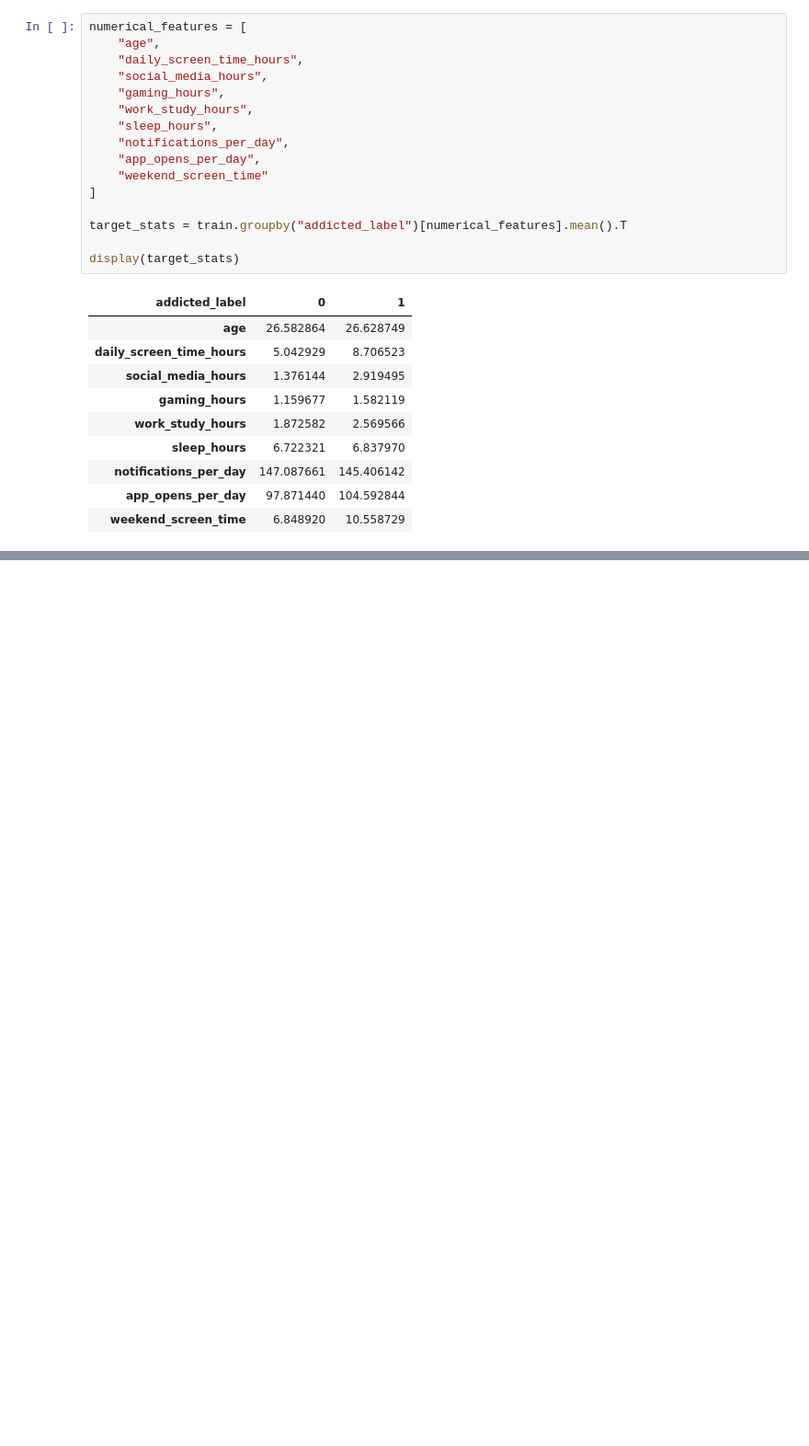
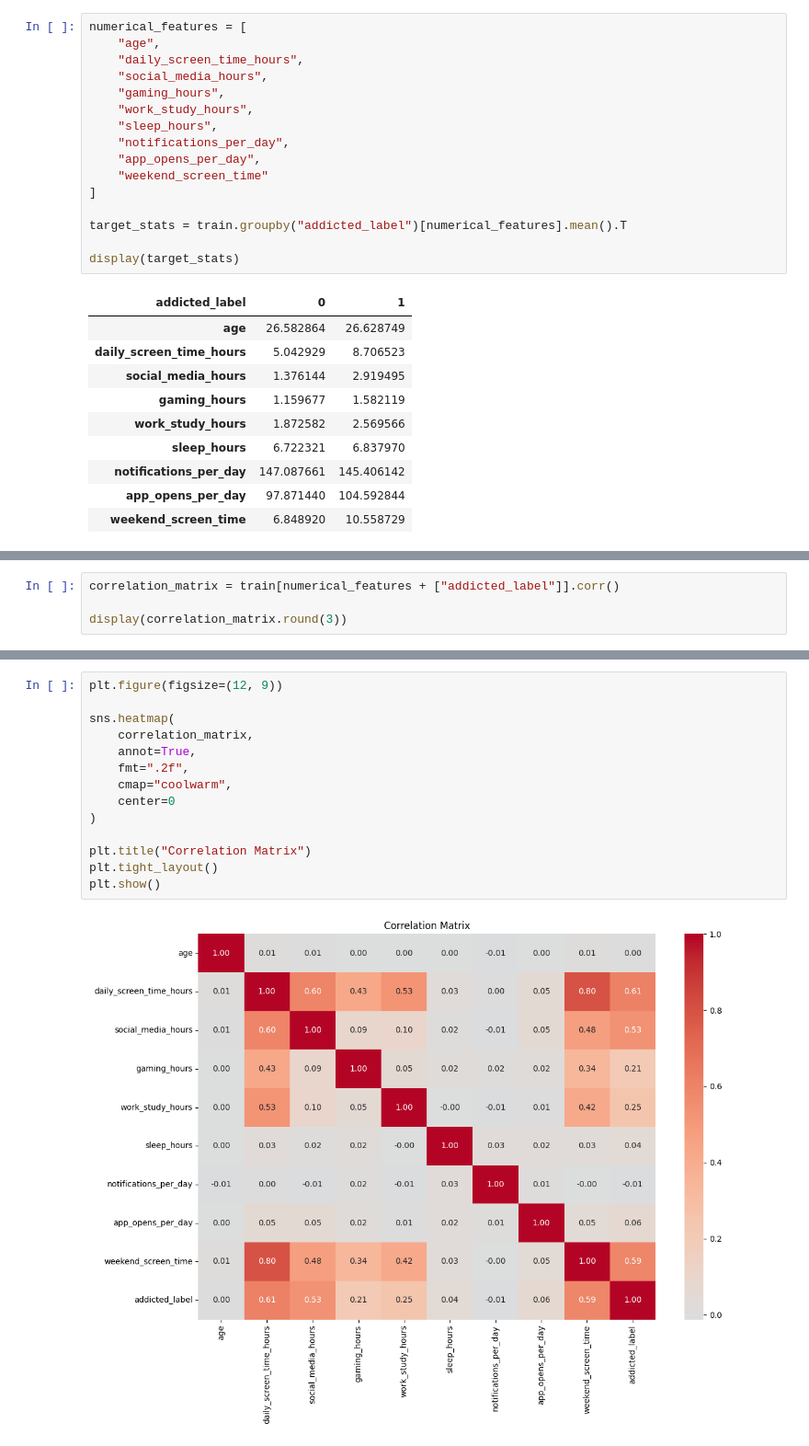
Before and after one commit to arsal-nia/Kaggle-Competition-Predicting-Smartphone-Addiction, a Jupyter notebook: s6e8-eda-understanding.ipynb, the cells around one changed output, grey strips where cells are left out. Shown at 92% size. Drawn from its saved outputs; the diff is of its cells as text; blank space fills up the shorter version.

```diff
--- a/s6e8-eda-understanding.ipynb
+++ b/s6e8-eda-understanding.ipynb
@@ -423,0 +464,4 @@ display(target_stats)
+# %%
+correlation_matrix = train[numerical_features + ["addicted_label"]].corr()
+
+display(correlation_matrix.round(3))
@@ -423,0 +480,16 @@ display(target_stats)
+# %%
+plt.figure(figsize=(12, 9))
+
+sns.heatmap(
+    correlation_matrix,
+    annot=True,
+    fmt=".2f",
+    cmap="coolwarm",
+    center=0
+)
+
+plt.title("Correlation Matrix")
+plt.tight_layout()
+plt.show()
+# %% [output]
+[figure, added]
```
Also changed, not shown: parts of 8 cells of this notebook.
